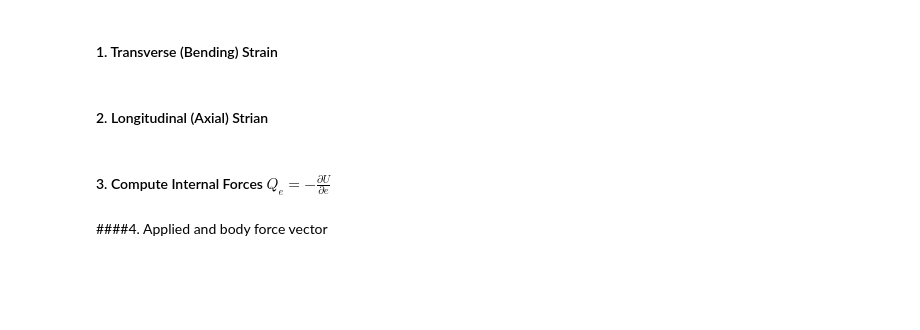
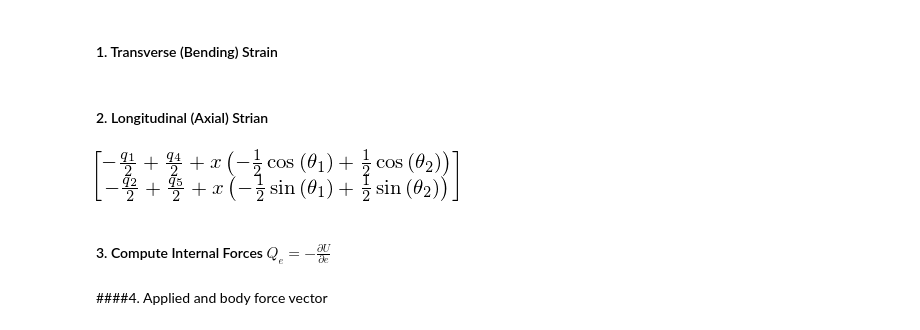
Before and after one commit to cdlrpi/mixed-body-type, a Jupyter notebook: large-deformation/gebf-mass-matrix-and-forces-2D-v8.ipynb, the cells around one changed output. Cells and saved outputs as stored; diff of their text form; code cells hidden in the pictures; blank space fills up the shorter version.

```diff
--- a/large-deformation/gebf-mass-matrix-and-forces-2D-v8.ipynb
+++ b/large-deformation/gebf-mass-matrix-and-forces-2D-v8.ipynb
@@ -210,6 +210,10 @@ dx0 = x0.diff(x)
 
 # Compute axial strain in 'N'
 epsilon = dx0 + d_delta - R_interp*n1
+# %%
+epsilon
+# %% [output]
+[figure, added]
 # %% [markdown]
 #### 3. Compute Internal Forces $Q_e = -\frac{\partial U}{\partial e}$
 # %%
```
Also changed, not shown: parts of 12 cells of this notebook, 8 other files.
